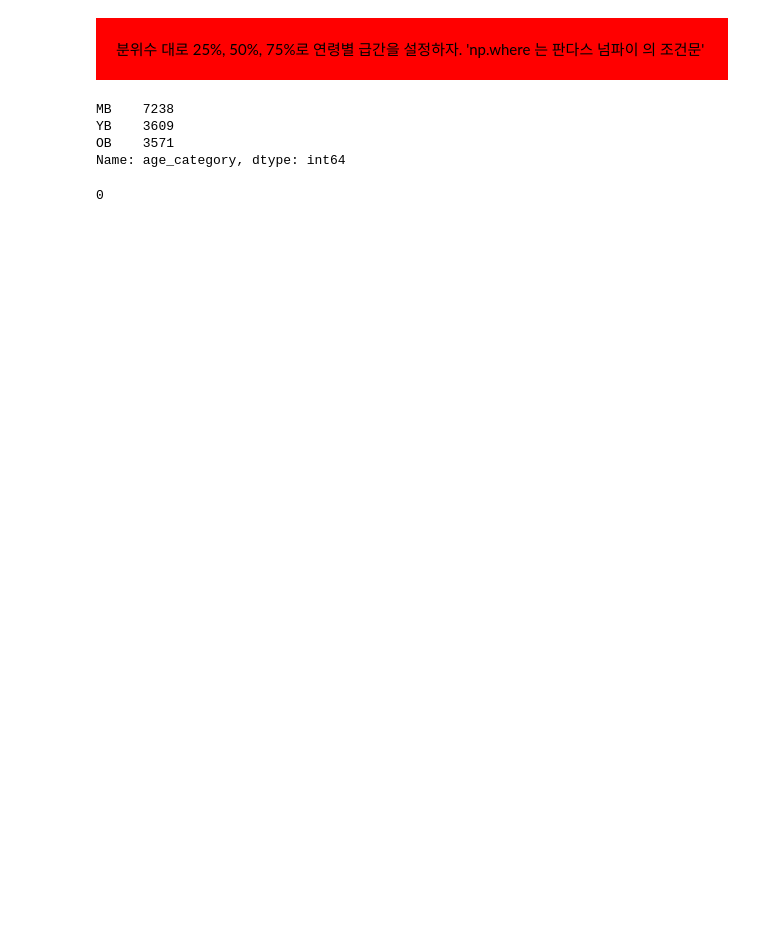
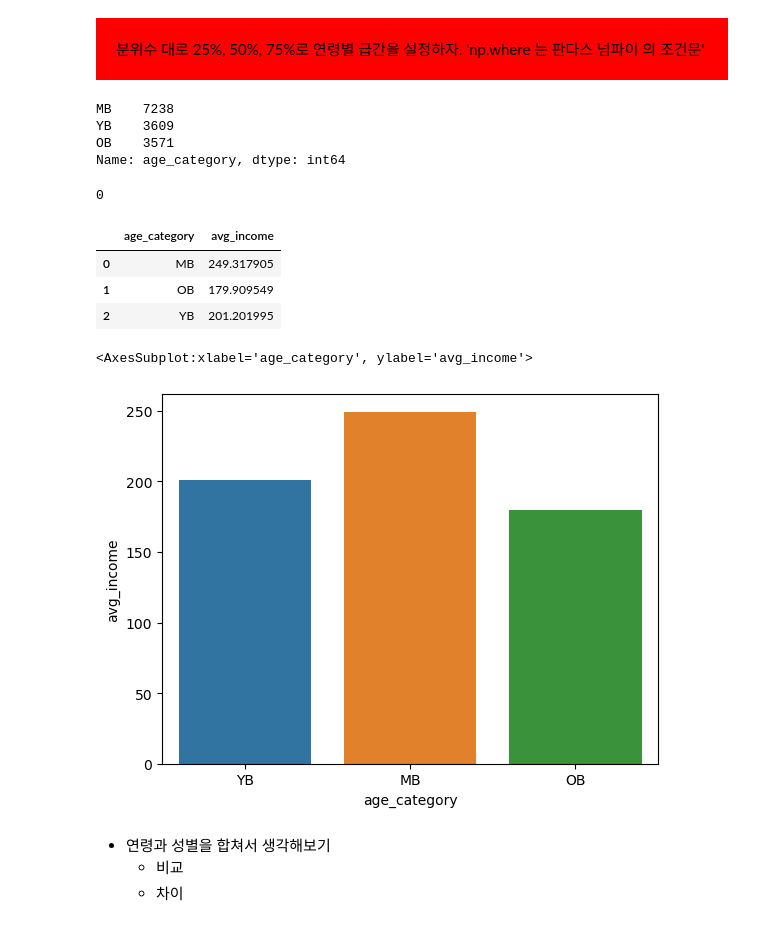
Before and after one commit to chlwldns00/weit, a Jupyter notebook: WE_IT/3주차_9장/9장_최지운.ipynb, the cells around one changed output. Drawn from its saved outputs; the diff is of its cells as text; code cells hidden in the pictures; blank space fills up the shorter version.

```diff
--- a/WE_IT/3주차_9장/9장_최지운.ipynb
+++ b/WE_IT/3주차_9장/9장_최지운.ipynb
@@ -343,4 +585,20 @@ welfare['age_category'].isnull().sum()
 0
 # %%
 age_category_income=welfare.groupby('age_category',as_index=False) \
-                           .agg(avg_income=())
+                           .agg(avg_income=('income','mean'))
+
+age_category_income
+# %% [output]
+|  | age_category | avg_income |
+| 0 | MB | 249.317905 |
+| 1 | OB | 179.909549 |
+| 2 | YB | 201.201995 |
+# %%
+sns.barplot(data=age_category_income, x='age_category', y='avg_income',order=['YB','MB','OB'])
+# %% [output]
+<AxesSubplot:xlabel='age_category', ylabel='avg_income'>
+[figure, added]
+# %% [markdown]
+- 연령과 성별을 합쳐서 생각해보기
+    - 비교
+    - 차이
```
Also changed, not shown: parts of 67 cells of this notebook, 3 other files.
